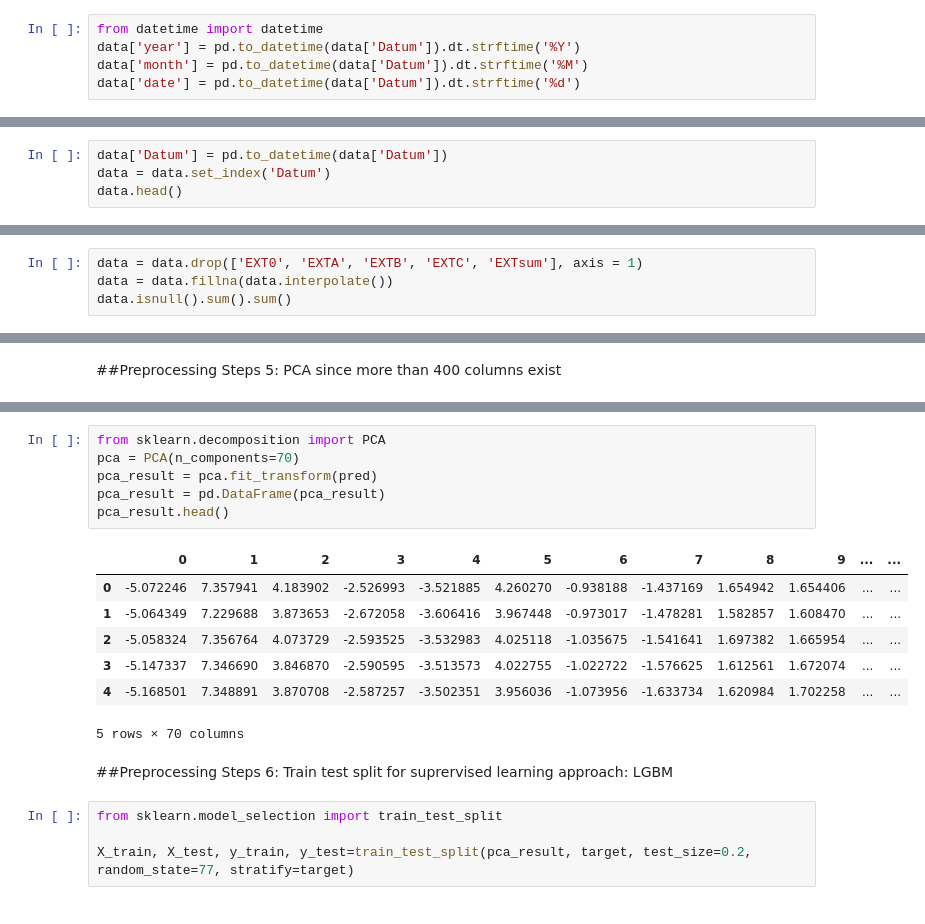
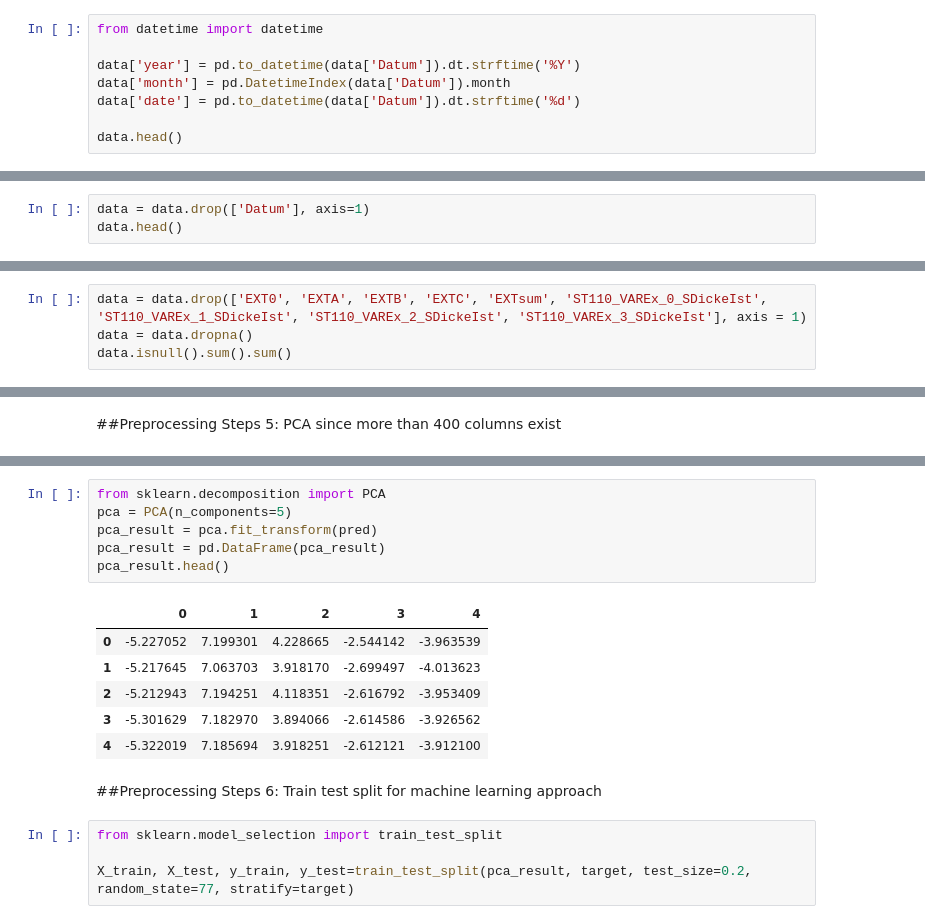
Before and after one commit to francis-jeon/Repository_francis, a Jupyter notebook: anomaly_detection_minjong.ipynb, the cells around one changed output, grey strips where cells are left out. Cells and saved outputs as stored; diff of their text form.

```diff
--- a/anomaly_detection_minjong.ipynb
+++ b/anomaly_detection_minjong.ipynb
@@ -74,5 +122,8 @@ missing_data
 # %%
 from datetime import datetime
+
 data['year'] = pd.to_datetime(data['Datum']).dt.strftime('%Y')
-data['month'] = pd.to_datetime(data['Datum']).dt.strftime('%M')
+data['month'] = pd.DatetimeIndex(data['Datum']).month
 data['date'] = pd.to_datetime(data['Datum']).dt.strftime('%d')
+
+data.head()
@@ -133,7 +186,3 @@ plt.legend(loc='upper right')
 
 
 ---
-# %%
-data['Datum'] = pd.to_datetime(data['Datum'])
-data = data.set_index('Datum')
-data.head()
@@ -148,0 +189,3 @@ data.head()
+# %%
+data = data.drop(['Datum'], axis=1)
+data.head()
@@ -149,6 +200,6 @@ data.head()
 # %%
-data = data.drop(['EXT0', 'EXTA', 'EXTB', 'EXTC', 'EXTsum'], axis = 1)
-data = data.fillna(data.interpolate())
+data = data.drop(['EXT0', 'EXTA', 'EXTB', 'EXTC', 'EXTsum', 'ST110_VAREx_0_SDickeIst', 'ST110_VAREx_1_SDickeIst', 'ST110_VAREx_2_SDickeIst', 'ST110_VAREx_3_SDickeIst'], axis = 1)
+data = data.dropna()
 data.isnull().sum().sum()
 # %% [output]
 0
@@ -204,19 +312,18 @@ plt.show();
 # %%
 from sklearn.decomposition import PCA
-pca = PCA(n_components=70)
+pca = PCA(n_components=5)
 pca_result = pca.fit_transform(pred)
 pca_result = pd.DataFrame(pca_result)
 pca_result.head()
 # %% [output]
-|  | 0 | 1 | 2 | 3 | 4 | 5 | 6 | 7 | 8 | 9 | ... | ... |
-| 0 | -5.072246 | 7.357941 | 4.183902 | -2.526993 | -3.521885 | 4.260270 | -0.938188 | -1.437169 | 1.654942 | 1.654406 | ... | ... |
-| 1 | -5.064349 | 7.229688 | 3.873653 | -2.672058 | -3.606416 | 3.967448 | -0.973017 | -1.478281 | 1.582857 | 1.608470 | ... | ... |
-| 2 | -5.058324 | 7.356764 | 4.073729 | -2.593525 | -3.532983 | 4.025118 | -1.035675 | -1.541641 | 1.697382 | 1.665954 | ... | ... |
-| 3 | -5.147337 | 7.346690 | 3.846870 | -2.590595 | -3.513573 | 4.022755 | -1.022722 | -1.576625 | 1.612561 | 1.672074 | ... | ... |
-| 4 | -5.168501 | 7.348891 | 3.870708 | -2.587257 | -3.502351 | 3.956036 | -1.073956 | -1.633734 | 1.620984 | 1.702258 | ... | ... |
+|  | 0 | 1 | 2 | 3 | 4 |
+| 0 | -5.227052 | 7.199301 | 4.228665 | -2.544142 | -3.963539 |
+| 1 | -5.217645 | 7.063703 | 3.918170 | -2.699497 | -4.013623 |
+| 2 | -5.212943 | 7.194251 | 4.118351 | -2.616792 | -3.953409 |
+| 3 | -5.301629 | 7.182970 | 3.894066 | -2.614586 | -3.926562 |
+| 4 | -5.322019 | 7.185694 | 3.918251 | -2.612121 | -3.912100 |
-5 rows × 70 columns
 # %% [markdown]
-##Preprocessing Steps 6: Train test split for suprervised learning approach: LGBM
+##Preprocessing Steps 6: Train test split for machine learning approach
 # %%
 from sklearn.model_selection import train_test_split
 
```
Also changed, not shown: parts of 48 cells of this notebook.
